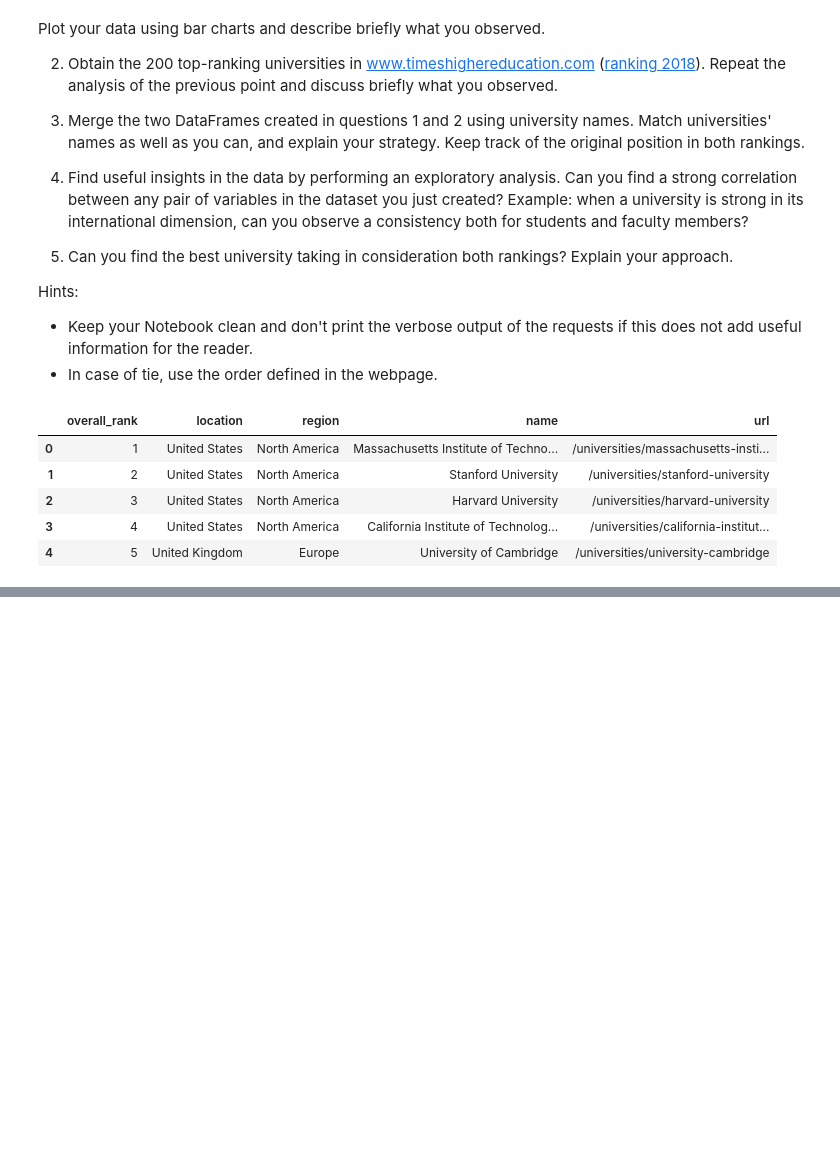
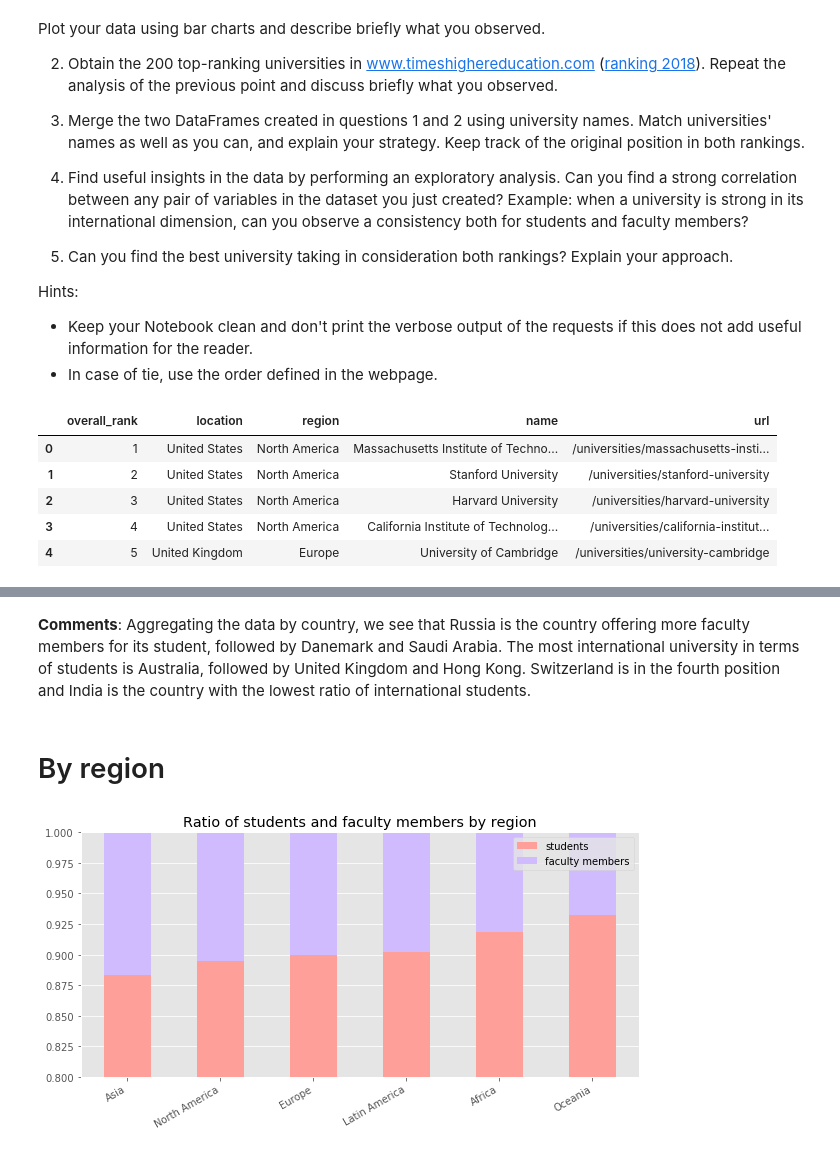
Before and after one commit to Timonzimm/CS-401, a Jupyter notebook: HW02/Homework 2.ipynb, the cells around one changed output, grey strips where cells are left out. Cells and saved outputs as stored; diff of their text form; code cells hidden in the pictures; blank space fills up the shorter version.

```diff
--- a/HW02/Homework 2.ipynb
+++ b/HW02/Homework 2.ipynb
@@ -107,0 +165,19 @@ universities.head()
+# %% [markdown]
+**Comments**: Aggregating the data by country, we see that Russia is the country offering more faculty members for its student, followed by Danemark and Saudi Arabia. The most international university in terms of students is Australia, followed by United Kingdom and Hong Kong. Switzerland is in the fourth position and India is the country with the lowest ratio of international students.
+# %% [markdown]
+# By region
+# %%
+ratio_region = universities.groupby(['region'])['students_total', 'faculty_total'].sum()
+ratio_region_normed = ratio_region.div(ratio_region.sum(1), axis=0).sort_values(by='faculty_total', ascending=False)
+ratio_region_normed.index.name = None
+
+fig, axes = plt.subplots(1, 1, figsize=(10,5), sharey=True)
+ratio_region_normed.plot.bar(stacked=True, color=colors_1, ax=axes)
+axes.set_title('Ratio of students and faculty members by region')
+axes.legend(labels=['students', 'faculty members'])
+axes.set_ylim([0.8,1])
+axes.yaxis.grid(True)
+fig.autofmt_xdate()
+plt.show()
+# %% [output]
+[figure, added]
```
Also changed, not shown: parts of 11 cells of this notebook.
